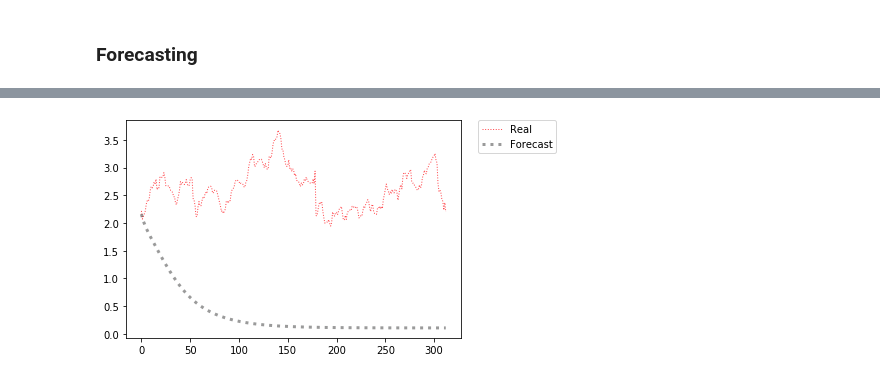
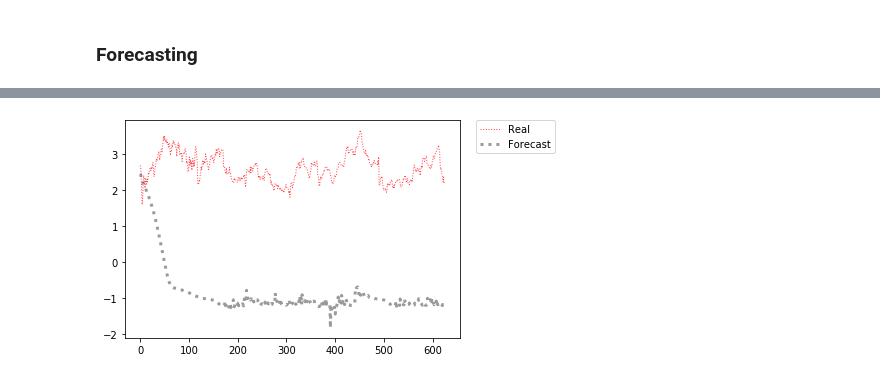
Before and after one commit to LeonVillanueva/CoLab, a Jupyter notebook: Google_CoLab_LSTM_Stocks_Udemy.ipynb, the cells around one changed output, grey strips where cells are left out. Drawn from its saved outputs; the diff is of its cells as text; code cells hidden in the pictures.

```diff
--- a/Google_CoLab_LSTM_Stocks_Udemy.ipynb
+++ b/Google_CoLab_LSTM_Stocks_Udemy.ipynb
@@ -72,7 +72,7 @@ X = np.asarray (X).reshape (-1, T, 1)
 y = np.asarray (y)
 N = len (X)
 # %%
-cot = np.int (np.floor (N * (3/4)))
+cot = np.int (np.floor (N * (2/4)))
 
 X_train = X[:cot]
 X_test = X[cot:]
@@ -126,9 +133,9 @@ for c in range (313):
   array = np.asarray (sliced).reshape (-1,10).transpose().reshape(-1,10,1)
   # print (array)
 # %%
-plt.plot(y_test, color='#ff474c', label='Real', linewidth=1, linestyle=':')
+plt.plot(y_test[1:], color='#ff474c', label='Real', linewidth=1, linestyle=':')
 plt.plot(y_hats, color='#363737', label='Forecast', linewidth=3, linestyle=':', alpha=0.5)
 plt.legend(bbox_to_anchor=(1.05, 1), loc='upper left', borderaxespad=0.)
 plt.show()
 # %% [output]
-[figure, old version]
+[figure, new version]
```
Also changed, not shown: parts of 5 cells of this notebook.
